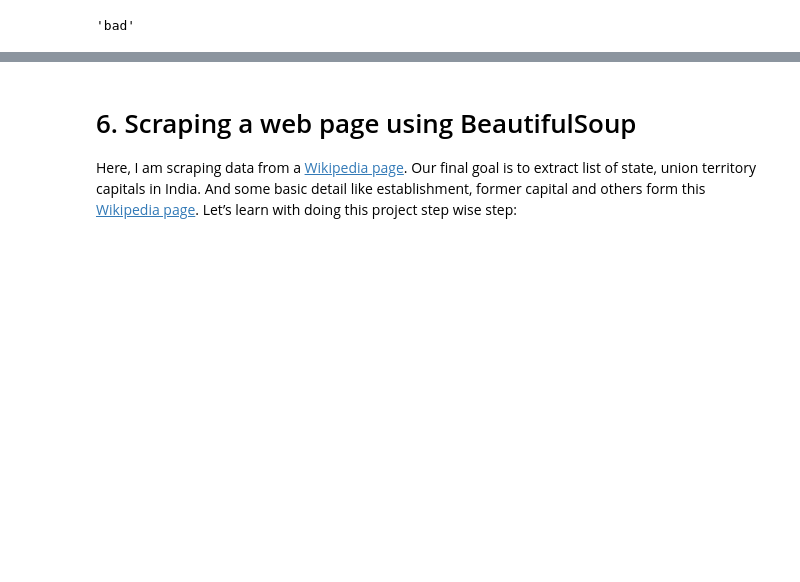
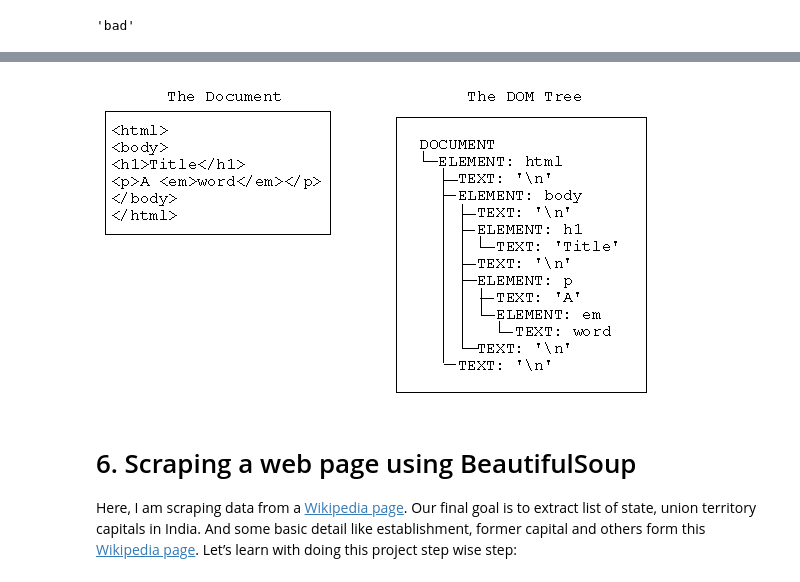
Before and after one commit to EngBett/UNT-INFO5717-Fall2019, a Jupyter notebook: Lesson 8/Lesson_eight.ipynb, the cells around one changed output, grey strips where cells are left out. Saved outputs shown, nothing was run; the diff lists cells and outputs as text; code cells hidden in the pictures; blank space fills up the shorter version.

```diff
--- a/Lesson 8/Lesson_eight.ipynb
+++ b/Lesson 8/Lesson_eight.ipynb
@@ -164,3 +170,7 @@ If you are new to this HTML tags, I would also recommend you to refer [HTML tuto
+# %%
+Image('http://www.cs.toronto.edu/~shiva/cscb07/img/dom/treeStructure.png')
+# %% [output]
+[figure, added]
 # %% [markdown]
 # 6. Scraping a web page using BeautifulSoup
 
```
Also changed, not shown: parts of 3 cells of this notebook.
